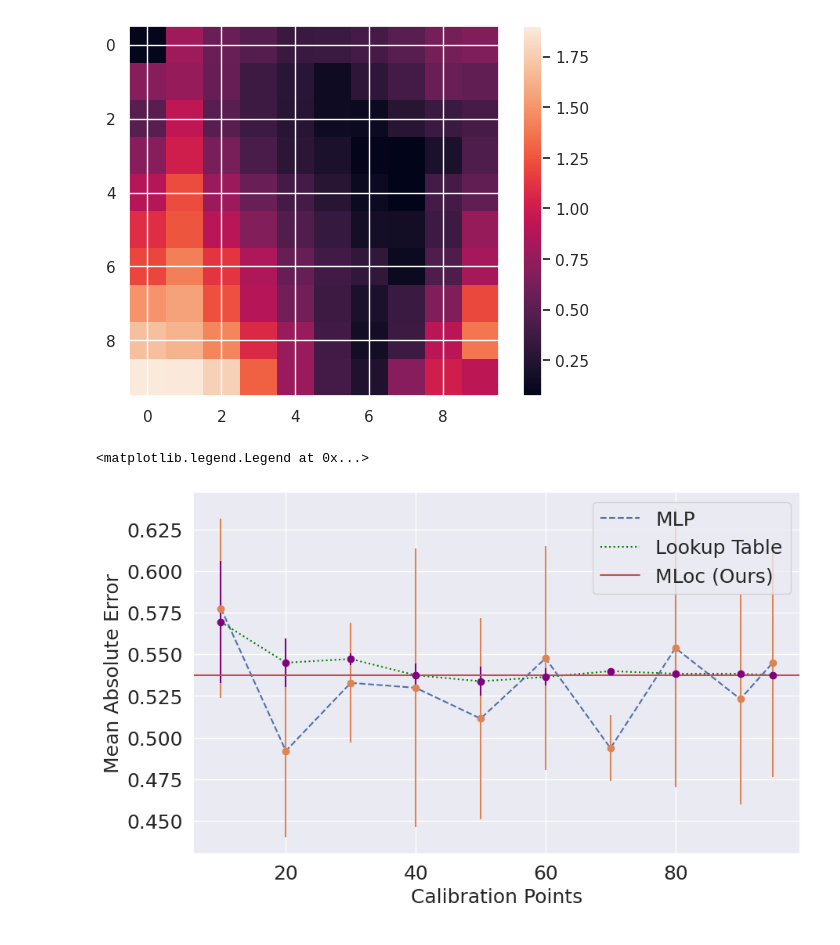
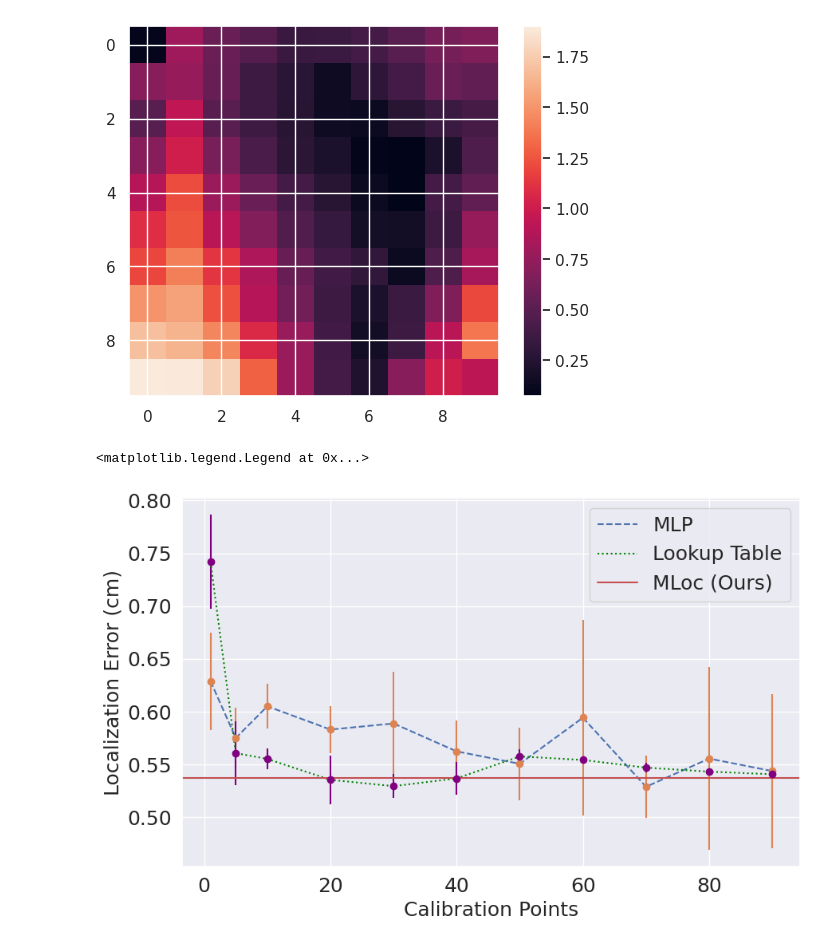
Before and after one commit to ConnectedSystemsLab/NFC, a Jupyter notebook: Data_Mod_Orig.ipynb, the cells around one changed output. Saved outputs shown, nothing was run; the diff lists cells and outputs as text; code cells hidden in the pictures.

```diff
--- a/Data_Mod_Orig.ipynb
+++ b/Data_Mod_Orig.ipynb
@@ -307,14 +307,14 @@ actual 9 9
 [figure]
 # %%
 error_mat_lu = np.zeros((10,10))
-percentage_list = [.9,.8,.7,.6,.5,.4,.3,.2,.1,.05]
+percentage_list = [.99,.95,.9,.8,.7,.6,.5,.4,.3,.2,.1]
 lumean_list = [[],[],[]]
 lumedian_list = [[],[],[]]
 lustd_list = [[],[],[]]
 for run in range(0,3):
     for percent in percentage_list:
         X_train, X_test, y_train, y_test = train_test_split(X_Features, Y_Labels, test_size=percent, random_state=run)
-        lutable = KNeighborsRegressor(n_neighbors=3)
+        lutable = KNeighborsRegressor(n_neighbors=10)
         lutable.fit(X_train,y_train)
 
         error_mat_lu = np.zeros((10,10))
@@ -328,13 +328,13 @@ for run in range(0,3):
         lumean_list[run].append(np.mean(error_mat_lu))
         lumedian_list[run].append(np.median(error_mat_lu))
 # %%
-percentage_list = [.9,.8,.7,.6,.5,.4,.3,.2,.1,.05]
+percentage_list = [.99,.95,.9,.8,.7,.6,.5,.4,.3,.2,.1]
 mean_list = [[],[],[]]
 median_list = [[],[],[]]
 std_list = [[],[],[]]
 for run in range(0,3):
     for percent in percentage_list:
-        X_train, X_test, y_train, y_test = train_test_split(X_Features, Y_Labels, test_size=percent, random_state=run+15)
+        X_train, X_test, y_train, y_test = train_test_split(X_Features, Y_Labels, test_size=percent, random_state=run)
         perceptron = MLPRegressor(hidden_layer_sizes=(16,32,16),max_iter =1000)
         perceptron.fit(X_train,y_train)
 
@@ -351,20 +351,20 @@ for run in range(0,3):
 # %%
 mean_experiments = np.mean(median_list,axis = 0)
 std_experiments = np.std(median_list,axis = 0)
 meanlu_experiments = np.mean(lumedian_list,axis=0)
 stdlu_experiments = np.std(lumedian_list,axis = 0)
-x = [10,20,30,40,50,60,70,80,90,95]
+x = [1,5,10,20,30,40,50,60,70,80,90]
 sns.set_theme()
 fig, ax = plt.subplots(figsize = (10,6))
 ax.plot(x,mean_experiments, linestyle = 'dashed', label="MLP")
 ax.errorbar(x, mean_experiments, yerr = std_experiments, fmt ='o')
 ax.plot(x,meanlu_experiments, linestyle = 'dotted', color = 'green', label="Lookup Table")
 ax.errorbar(x, meanlu_experiments, yerr = stdlu_experiments, fmt ='o' ,color='purple')
 ax.axhline(y = np.median(error_mat), color = 'r', linestyle = '-',label = "MLoc (Ours)")
-ax.set_ylabel("Mean Absolute Error", fontsize = 18)
+ax.set_ylabel("Localization Error (cm)", fontsize = 18)
 ax.set_xlabel("Calibration Points",fontsize =18)
 ax.tick_params(axis='both', which='major',labelsize=18)
 ax.legend(fontsize=18)
 # %% [output]
 <matplotlib.legend.Legend at 0x...>
-[figure, old version]
+[figure, new version]
```
Also changed, not shown: 2 other files.
